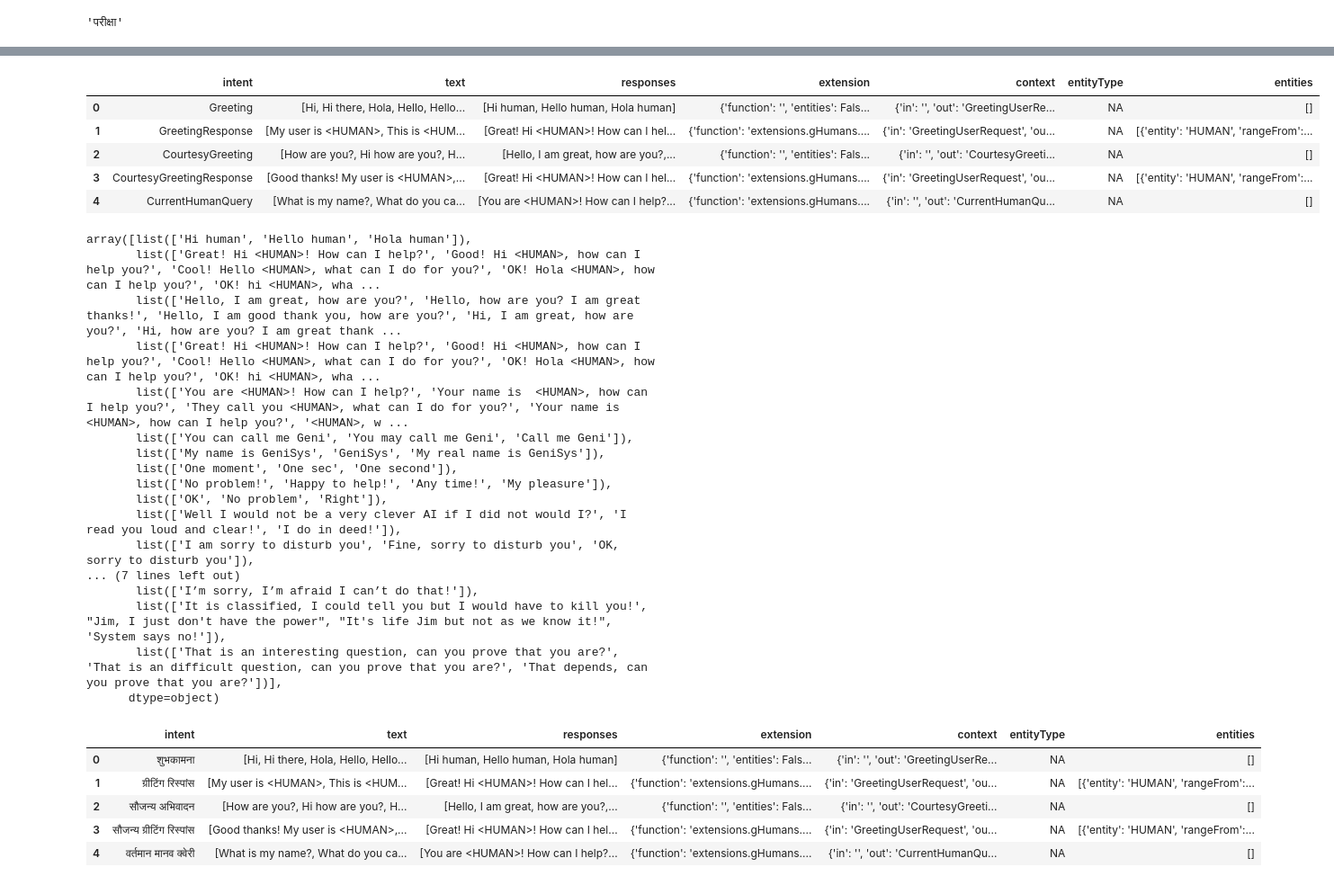
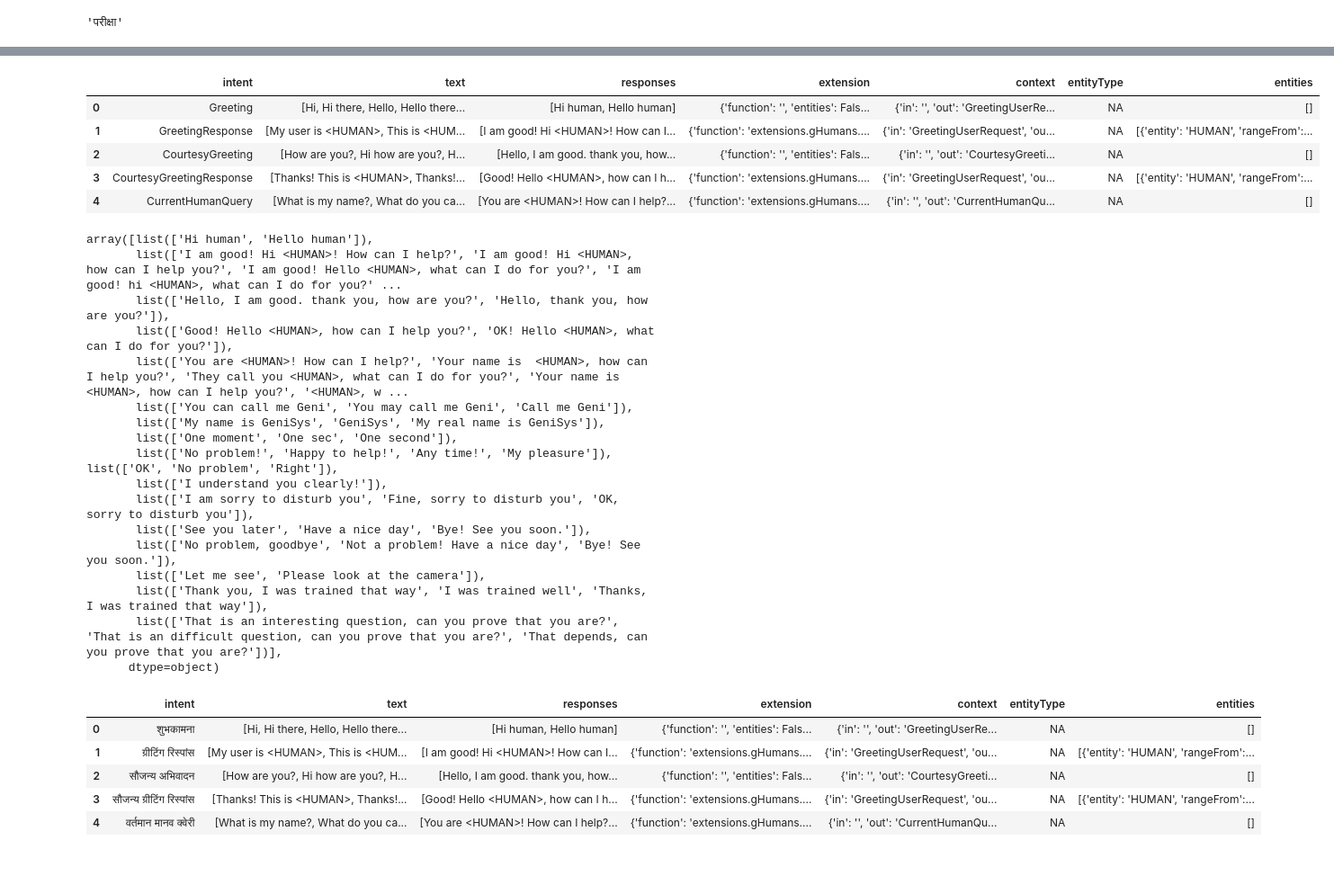
Before and after one commit to k4u5h1k/Hindi-Chatbot, a Jupyter notebook: v3_intent_hindi/Intent.ipynb, the cells around one changed output, grey strips where cells are left out. Shown at 90% size. Drawn from its saved outputs; the diff is of its cells as text; code cells hidden in the pictures.

```diff
--- a/v3_intent_hindi/Intent.ipynb
+++ b/v3_intent_hindi/Intent.ipynb
@@ -77,33 +74,33 @@ test
 # %%
 # READING ENGLISH DATASET
 import pandas as pd
-df = pd.read_json('english_intent.json')
+df = pd.read_json("./slimmed.json")
 df.head()
 # %% [output]
 |  | intent | text | responses | extension | context | entityType | entities |
-| 0 | Greeting | [Hi, Hi there, Hola, Hello, Hello... | [Hi human, Hello human, Hola human] | {'function': '', 'entities': Fals... | {'in': '', 'out': 'GreetingUserRe... | NA | [] |
-| 1 | GreetingResponse | [My user is <HUMAN>, This is <HUM... | [Great! Hi <HUMAN>! How can I hel... | {'function': 'extensions.gHumans.... | {'in': 'GreetingUserRequest', 'ou... | NA | [{'entity': 'HUMAN', 'rangeFrom':... |
-| 2 | CourtesyGreeting | [How are you?, Hi how are you?, H... | [Hello, I am great, how are you?,... | {'function': '', 'entities': Fals... | {'in': '', 'out': 'CourtesyGreeti... | NA | [] |
-| 3 | CourtesyGreetingResponse | [Good thanks! My user is <HUMAN>,... | [Great! Hi <HUMAN>! How can I hel... | {'function': 'extensions.gHumans.... | {'in': 'GreetingUserRequest', 'ou... | NA | [{'entity': 'HUMAN', 'rangeFrom':... |
+| 0 | Greeting | [Hi, Hi there, Hello, Hello there... | [Hi human, Hello human] | {'function': '', 'entities': Fals... | {'in': '', 'out': 'GreetingUserRe... | NA | [] |
+| 1 | GreetingResponse | [My user is <HUMAN>, This is <HUM... | [I am good! Hi <HUMAN>! How can I... | {'function': 'extensions.gHumans.... | {'in': 'GreetingUserRequest', 'ou... | NA | [{'entity': 'HUMAN', 'rangeFrom':... |
+| 2 | CourtesyGreeting | [How are you?, Hi how are you?, H... | [Hello, I am good. thank you, how... | {'function': '', 'entities': Fals... | {'in': '', 'out': 'CourtesyGreeti... | NA | [] |
+| 3 | CourtesyGreetingResponse | [Thanks! This is <HUMAN>, Thanks!... | [Good! Hello <HUMAN>, how can I h... | {'function': 'extensions.gHumans.... | {'in': 'GreetingUserRequest', 'ou... | NA | [{'entity': 'HUMAN', 'rangeFrom':... |
 | 4 | CurrentHumanQuery | [What is my name?, What do you ca... | [You are <HUMAN>! How can I help?... | {'function': 'extensions.gHumans.... | {'in': '', 'out': 'CurrentHumanQu... | NA | [] |
 # %%
 df['responses'].values
 # %% [output]
-array([list(['Hi human', 'Hello human', 'Hola human']),
-       list(['Great! Hi <HUMAN>! How can I help?', 'Good! Hi <HUMAN>, how can I help you?', 'Cool! Hello <HUMAN>, what can I do for you?', 'OK! Hola <HUMAN>, how can I help you?', 'OK! hi <HUMAN>, wha ...
-       list(['Hello, I am great, how are you?', 'Hello, how are you? I am great thanks!', 'Hello, I am good thank you, how are you?', 'Hi, I am great, how are you?', 'Hi, how are you? I am great thank ...
-       list(['Great! Hi <HUMAN>! How can I help?', 'Good! Hi <HUMAN>, how can I help you?', 'Cool! Hello <HUMAN>, what can I do for you?', 'OK! Hola <HUMAN>, how can I help you?', 'OK! hi <HUMAN>, wha ...
+array([list(['Hi human', 'Hello human']),
+       list(['I am good! Hi <HUMAN>! How can I help?', 'I am good! Hi <HUMAN>, how can I help you?', 'I am good! Hello <HUMAN>, what can I do for you?', 'I am good! hi <HUMAN>, what can I do for you?' ...
+       list(['Hello, I am good. thank you, how are you?', 'Hello, thank you, how are you?']),
+       list(['Good! Hello <HUMAN>, how can I help you?', 'OK! Hello <HUMAN>, what can I do for you?']),
        list(['You are <HUMAN>! How can I help?', 'Your name is  <HUMAN>, how can I help you?', 'They call you <HUMAN>, what can I do for you?', 'Your name is <HUMAN>, how can I help you?', '<HUMAN>, w ...
        list(['You can call me Geni', 'You may call me Geni', 'Call me Geni']),
        list(['My name is GeniSys', 'GeniSys', 'My real name is GeniSys']),
        list(['One moment', 'One sec', 'One second']),
-       list(['No problem!', 'Happy to help!', 'Any time!', 'My pleasure']),
-       list(['OK', 'No problem', 'Right']),
-       list(['Well I would not be a very clever AI if I did not would I?', 'I read you loud and clear!', 'I do in deed!']),
+       list(['No problem!', 'Happy to help!', 'Any time!', 'My pleasure']), list(['OK', 'No problem', 'Right']),
+       list(['I understand you clearly!']),
        list(['I am sorry to disturb you', 'Fine, sorry to disturb you', 'OK, sorry to disturb you']),
-... (7 lines left out)
-       list(['I’m sorry, I’m afraid I can’t do that!']),
-       list(['It is classified, I could tell you but I would have to kill you!', "Jim, I just don't have the power", "It's life Jim but not as we know it!", 'System says no!']),
+       list(['See you later', 'Have a nice day', 'Bye! See you soon.']),
+       list(['No problem, goodbye', 'Not a problem! Have a nice day', 'Bye! See you soon.']),
+       list(['Let me see', 'Please look at the camera']),
+       list(['Thank you, I was trained that way', 'I was trained well', 'Thanks, I was trained that way']),
        list(['That is an interesting question, can you prove that you are?', 'That is an difficult question, can you prove that you are?', 'That depends, can you prove that you are?'])],
       dtype=object)
 # %%
@@ -117,10 +114,10 @@ df['intent'] = df['intent'].apply(translate)
 df.head()
 # %% [output]
 |  | intent | text | responses | extension | context | entityType | entities |
-| 0 | शुभकामना | [Hi, Hi there, Hola, Hello, Hello... | [Hi human, Hello human, Hola human] | {'function': '', 'entities': Fals... | {'in': '', 'out': 'GreetingUserRe... | NA | [] |
-| 1 | ग्रीटिंग रिस्पांस | [My user is <HUMAN>, This is <HUM... | [Great! Hi <HUMAN>! How can I hel... | {'function': 'extensions.gHumans.... | {'in': 'GreetingUserRequest', 'ou... | NA | [{'entity': 'HUMAN', 'rangeFrom':... |
-| 2 | सौजन्य अभिवादन | [How are you?, Hi how are you?, H... | [Hello, I am great, how are you?,... | {'function': '', 'entities': Fals... | {'in': '', 'out': 'CourtesyGreeti... | NA | [] |
-| 3 | सौजन्य ग्रीटिंग रिस्पांस | [Good thanks! My user is <HUMAN>,... | [Great! Hi <HUMAN>! How can I hel... | {'function': 'extensions.gHumans.... | {'in': 'GreetingUserRequest', 'ou... | NA | [{'entity': 'HUMAN', 'rangeFrom':... |
+| 0 | शुभकामना | [Hi, Hi there, Hello, Hello there... | [Hi human, Hello human] | {'function': '', 'entities': Fals... | {'in': '', 'out': 'GreetingUserRe... | NA | [] |
+| 1 | ग्रीटिंग रिस्पांस | [My user is <HUMAN>, This is <HUM... | [I am good! Hi <HUMAN>! How can I... | {'function': 'extensions.gHumans.... | {'in': 'GreetingUserRequest', 'ou... | NA | [{'entity': 'HUMAN', 'rangeFrom':... |
+| 2 | सौजन्य अभिवादन | [How are you?, Hi how are you?, H... | [Hello, I am good. thank you, how... | {'function': '', 'entities': Fals... | {'in': '', 'out': 'CourtesyGreeti... | NA | [] |
+| 3 | सौजन्य ग्रीटिंग रिस्पांस | [Thanks! This is <HUMAN>, Thanks!... | [Good! Hello <HUMAN>, how can I h... | {'function': 'extensions.gHumans.... | {'in': 'GreetingUserRequest', 'ou... | NA | [{'entity': 'HUMAN', 'rangeFrom':... |
 | 4 | वर्तमान मानव क्वेरी | [What is my name?, What do you ca... | [You are <HUMAN>! How can I help?... | {'function': 'extensions.gHumans.... | {'in': '', 'out': 'CurrentHumanQu... | NA | [] |
 # %%
 # NOW ALSO TRANSLATE TEXT AND RESPONSES
```
Also changed, not shown: parts of 15 cells of this notebook, 13 other files.
